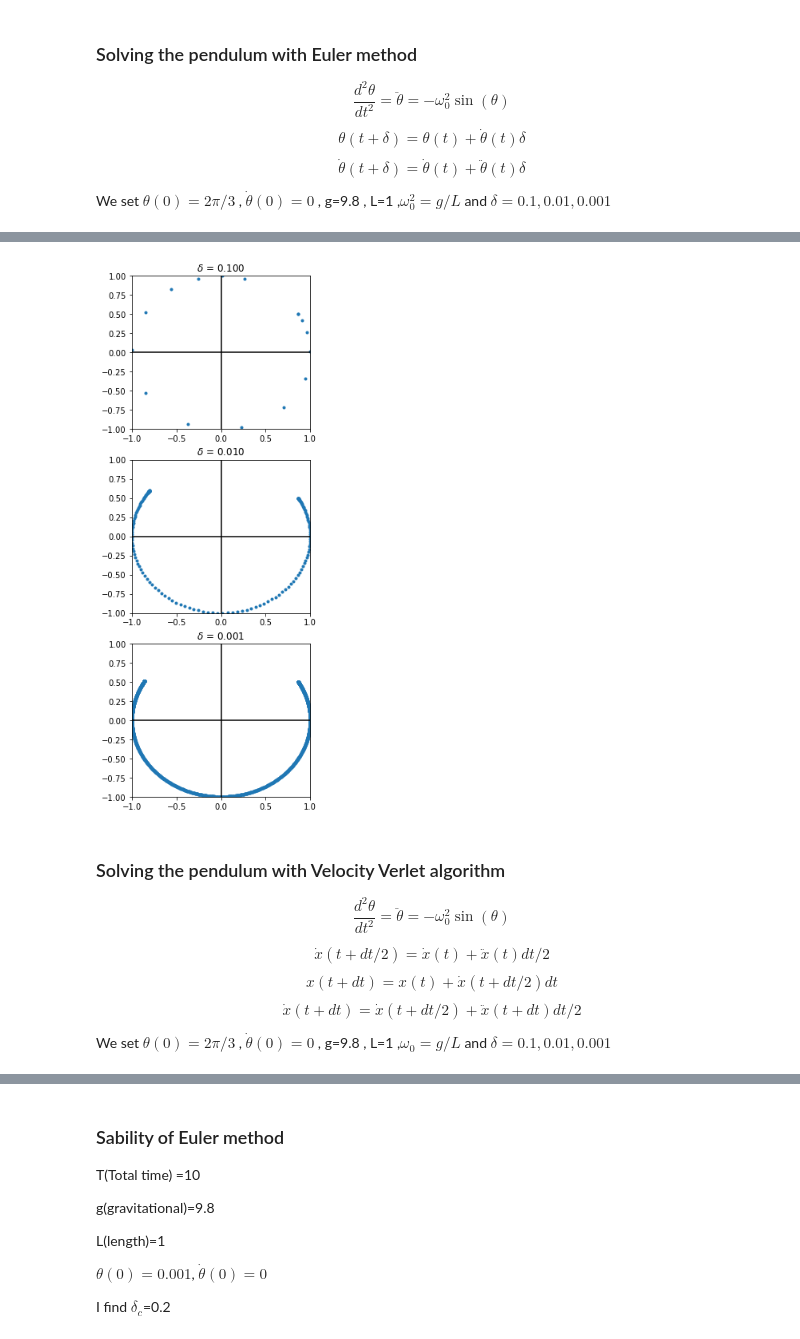
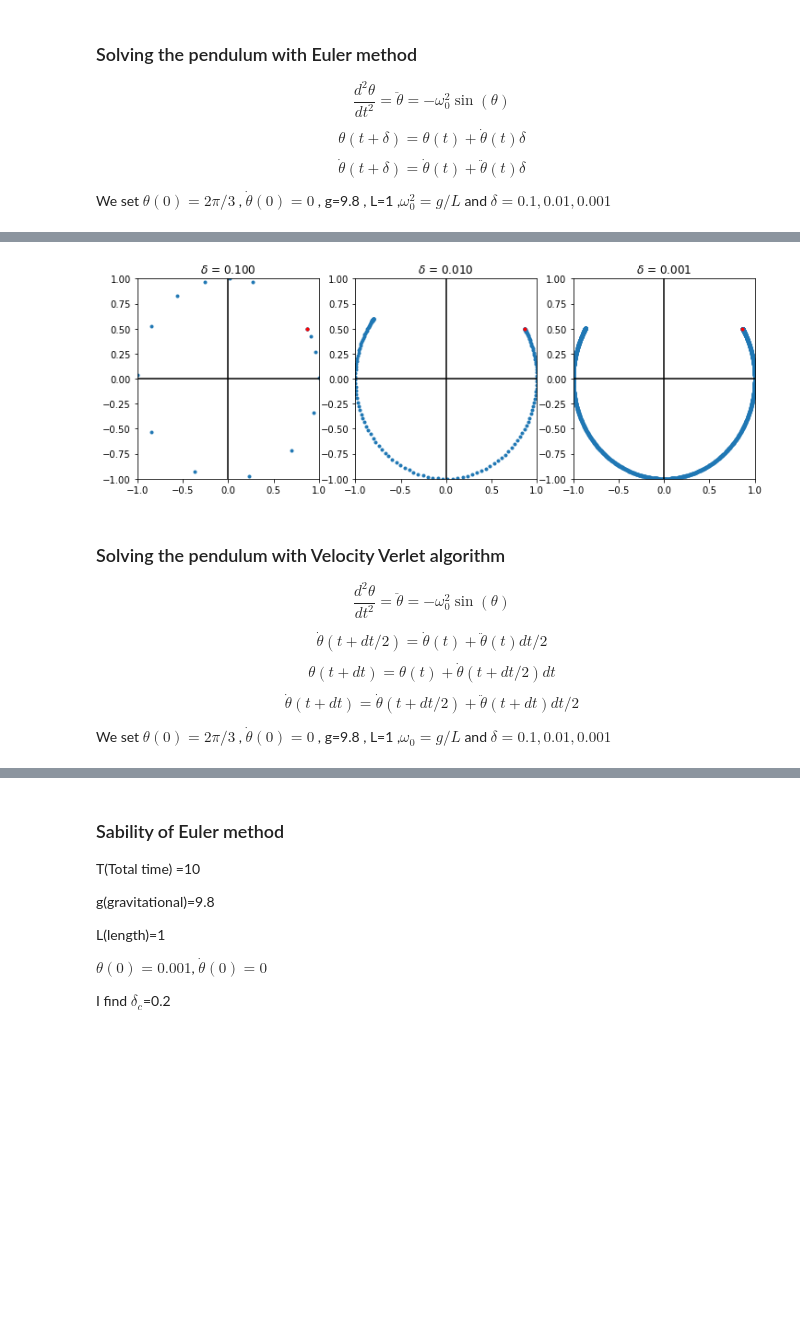
Before and after one commit to pcchen/Computation-in-Physics, a Jupyter notebook: 109022561/HW02.ipynb, the cells around one changed output, grey strips where cells are left out. Drawn from its saved outputs; the diff is of its cells as text; code cells hidden in the pictures; blank space fills up the shorter version.

```diff
--- a/109022561/HW02.ipynb
+++ b/109022561/HW02.ipynb
@@ -25,7 +25,7 @@ omega=g/L
 dottheta=[[0],[0],[0]]
 theta=[[np.pi*2/3],[np.pi*2/3],[np.pi*2/3]]
 delta=[0.1,0.01,0.001]
-fig,ax= plt.subplots(3,1,figsize=(5,5*3))
+fig,ax= plt.subplots(1,3,figsize=(5*3,5))
 for i in range(len(delta)):
     for j in range(int(T/delta[i])):
         theta[i].append(theta[i][j]+dottheta[i][j]*delta[i])
@@ -33,10 +33,12 @@ for i in range(len(delta)):
     x=L*np.sin(theta[i])
     y=-L*np.cos(theta[i])
     ax[i].plot(x,y,'.' )
+    ax[i].plot(x[0],y[0],'r.')
     ax[i].set_xlim(-L,L)
     ax[i].set_ylim(-L,L)
     ax[i].axhline(y=0, color='k')
     ax[i].axvline(x=0,color='k')
     ax[i].set_title("$\delta$ = %.3f" %delta[i])
+plt.savefig("a1.pdf")
 plt.show()
 # %% [output]
@@ -58,30 +60,32 @@ We set $\theta(0)=2\pi/3$ , $\dot{\theta}(0)=0$ , g=9.8 , L=1 ,$\omega_0=g/L$ an
 # %%
 import numpy as np
 import matplotlib.pyplot as plt
 g=9.8
 L=1
 T=1.5
 
 omega=g/L
 dottheta=[[0],[0],[0]]
 theta=[[np.pi*2/3],[np.pi*2/3],[np.pi*2/3]]
 delta=[0.1,0.01,0.001]
-fig,ax= plt.subplots(3,1,figsize=(4,4*3))
+fig,ax= plt.subplots(1,3,figsize=(4*3,4))
 for i in range(len(delta)):
     for j in range(int(T/delta[i])):
         dottheta[i].append(dottheta[i][j]-omega*np.sin(theta[i][j])*delta[i])
         theta[i].append(theta[i][j]+dottheta[i][j]*delta[i])
     x=L*np.sin(theta[i])
     y=-L*np.cos(theta[i])
     ax[i].plot(x,y,'.' )
+    ax[i].plot(x[0],y[0],'r.')
     ax[i].set_xlim(-L,L)
     ax[i].set_ylim(-L,L)
     ax[i].axhline(y=0, color='k')
     ax[i].axvline(x=0, color='k')
     ax[i].set_title("$\delta$ = %.3f" %delta[i])
+plt.savefig("a2.pdf")
 plt.show()
 # %% [output]
-[figure, old version]
+[figure, new version]
 # %% [markdown]
 ### Solving the pendulum with Velocity Verlet algorithm
 $$
@@ -89,13 +93,13 @@ $$
 $$
 
 $$
-  \dot{x}(t+dt/2) = \dot{x}(t) + \ddot{x}(t) dt/2
+  \dot{\theta}(t+dt/2) = \dot{\theta}(t) + \ddot{\theta}(t) dt/2
 $$
 $$
-  x(t+dt) = x(t) + \dot{x}(t+dt/2) dt
+  \theta(t+dt) = \theta(t) + \dot{\theta}(t+dt/2) dt
 $$
 $$
-  \dot{x}(t+dt) = \dot{x}(t+dt/2) + \ddot{x}(t+dt) dt/2
+  \dot{\theta}(t+dt) = \dot{\theta}(t+dt/2) + \ddot{\theta}(t+dt) dt/2
 $$
 
 We set $\theta(0)=2\pi/3$ , $\dot{\theta}(0)=0$ , g=9.8 , L=1 ,$\omega_0=g/L$ and $\delta=0.1 ,0.01 ,0.001$
```
Also changed, not shown: parts of 6 cells of this notebook.
